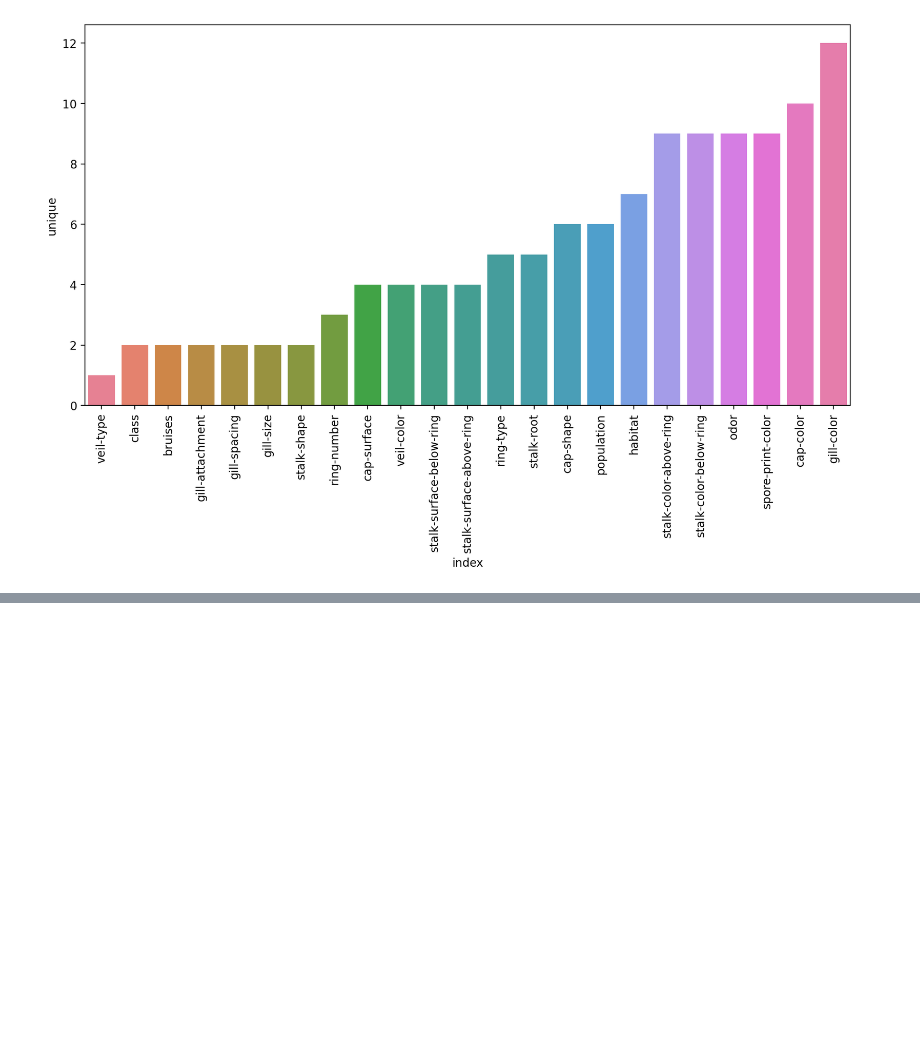
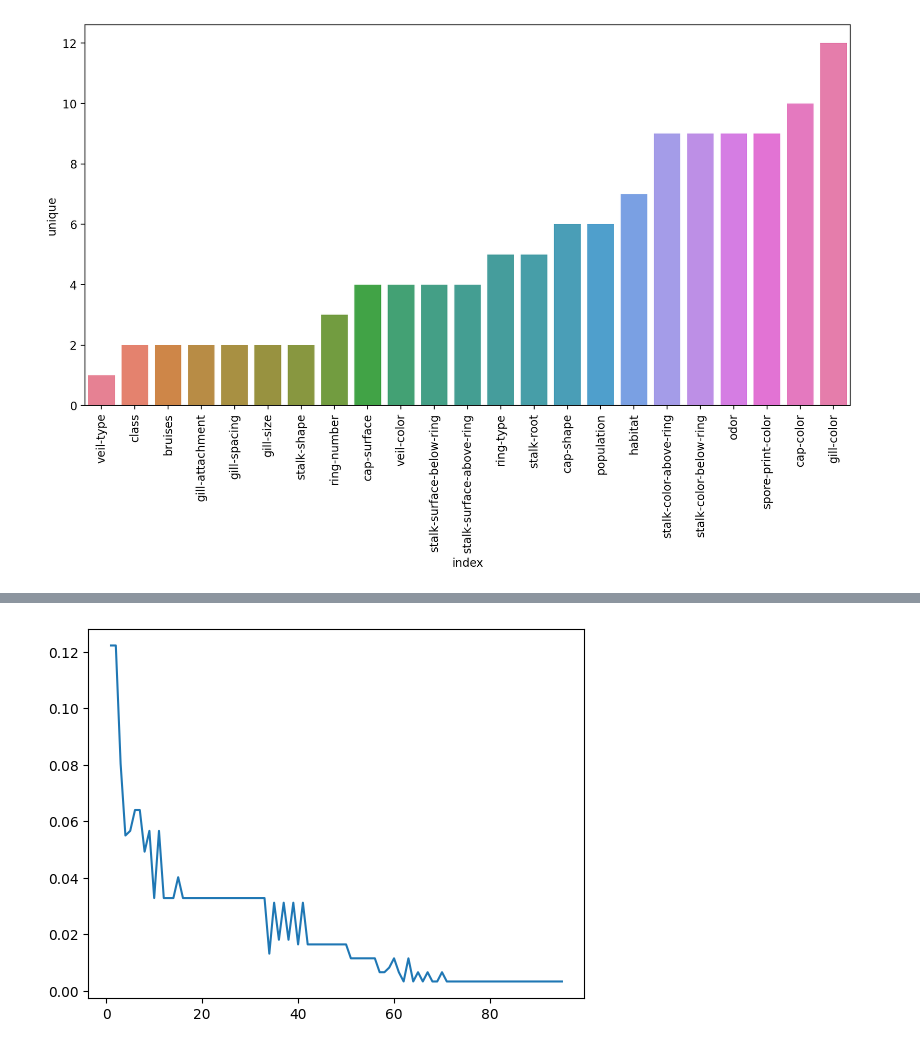
Before and after one commit to DHANA5982/Machine-Learning-with-Python-Lr, a Jupyter notebook: Boosting/Adaptive Boosting Mushroom.ipynb, the cells around one changed output, grey strips where cells are left out. Drawn from its saved outputs; the diff is of its cells as text; code cells hidden in the pictures; blank space fills up the shorter version.

Commit message:
FINISHED AdaBoost Method

```diff
--- a/Boosting/Adaptive Boosting Mushroom.ipynb
+++ b/Boosting/Adaptive Boosting Mushroom.ipynb
@@ -112,0 +167,4 @@ X_train, X_test, y_train, y_test = train_test_split(X, y, test_size=0.15, random
+# %%
+model = AdaBoostClassifier(n_estimators = 1)
+# %%
+model.fit(X_train, y_train)
@@ -112,0 +175,2 @@ X_train, X_test, y_train, y_test = train_test_split(X, y, test_size=0.15, random
+# %%
+pred = model.predict(X_test)
@@ -112,0 +205,15 @@ X_train, X_test, y_train, y_test = train_test_split(X, y, test_size=0.15, random
+# %%
+error_rates = []
+
+for i in range(1, 96):
+    model = AdaBoostClassifier(n_estimators= i)
+    model.fit(X_train, y_train)
+    pred = model.predict(X_test)
+
+    error = 1 - accuracy_score(y_test, pred)
+    error_rates.append(error)
+# %%
+plt.plot(range(1, 96), error_rates)
+plt.show()
+# %% [output]
+[figure, added]
```
Also changed, not shown: parts of 13 cells of this notebook.
